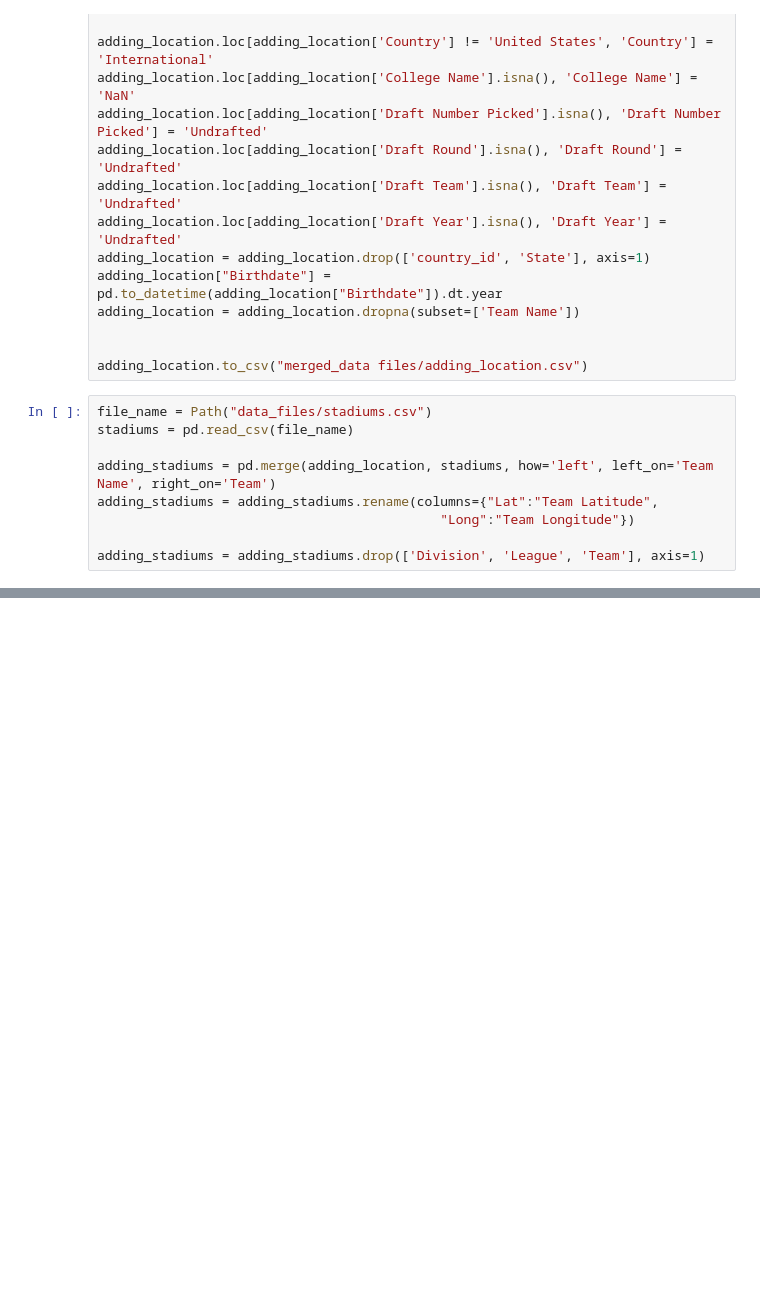
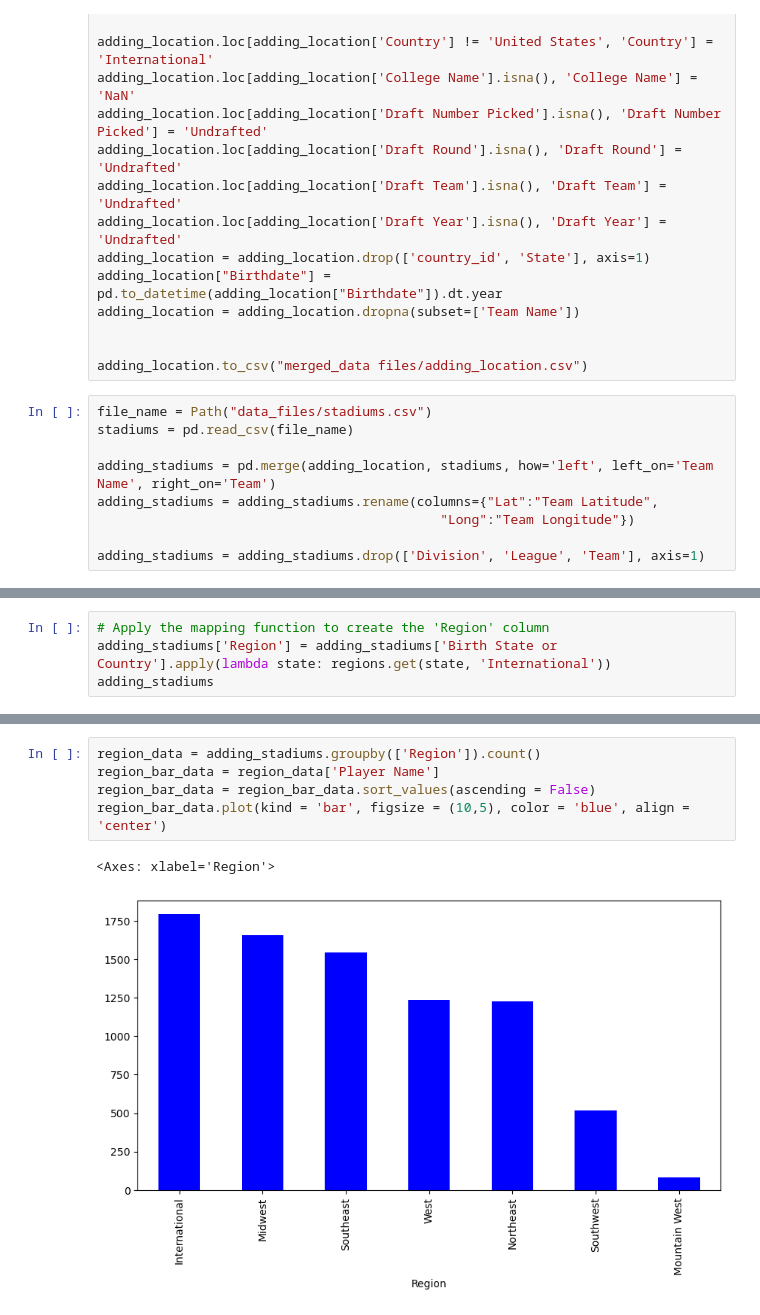
Before and after one commit to emitropoulos/Project-1, a Jupyter notebook: nba_analysis.ipynb, the cells around one changed output, grey strips where cells are left out. Cells and saved outputs as stored; diff of their text form; blank space fills up the shorter version.

```diff
--- a/nba_analysis.ipynb
+++ b/nba_analysis.ipynb
@@ -300,0 +362,4 @@ adding_stadiums.to_csv("merged_data files/adding_stadiums.csv")
+# %%
+# Apply the mapping function to create the 'Region' column
+adding_stadiums['Region'] = adding_stadiums['Birth State or Country'].apply(lambda state: regions.get(state, 'International'))
+adding_stadiums
@@ -300,0 +380,8 @@ adding_stadiums.to_csv("merged_data files/adding_stadiums.csv")
+# %%
+region_data = adding_stadiums.groupby(['Region']).count()
+region_bar_data = region_data['Player Name']
+region_bar_data = region_bar_data.sort_values(ascending = False)
+region_bar_data.plot(kind = 'bar', figsize = (10,5), color = 'blue', align = 'center')
+# %% [output]
+<Axes: xlabel='Region'>
+[figure, added]
```
Also changed, not shown: parts of 4 cells of this notebook.
